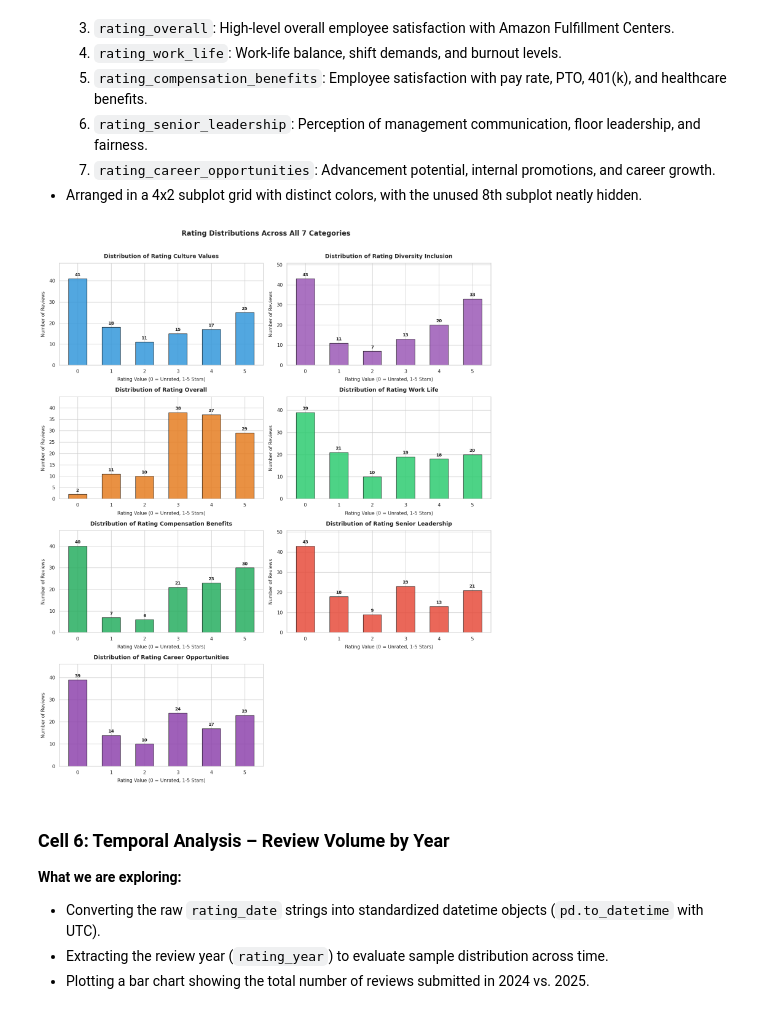
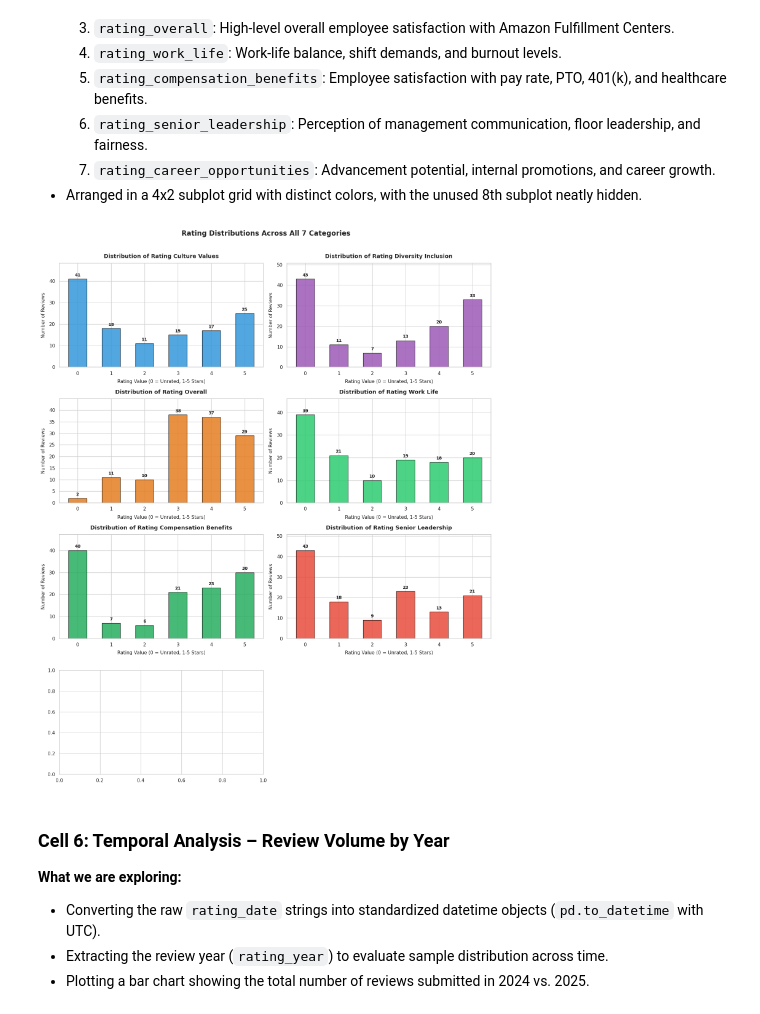
Before and after one commit to Joanachoong/Externship, a Jupyter notebook: src/notebook/glassdoor.ipynb, the cells around one changed output. Saved outputs shown, nothing was run; the diff lists cells and outputs as text; code cells hidden in the pictures.

```diff
--- a/src/notebook/glassdoor.ipynb
+++ b/src/notebook/glassdoor.ipynb
@@ -210,31 +279,30 @@ def plot_rating_bar_chart(data, column, title=None, color='#2b5c8f', exclude_zer
 # %%
 # Define all 7 rating columns
 target_rating_cols = [
     'rating_culture_values',
     'rating_diversity_inclusion',
     'rating_overall',
     'rating_work_life',
     'rating_compensation_benefits',
-    'rating_senior_leadership',
-    'rating_career_opportunities'
+    'rating_senior_leadership'
 ]
 
 # Call the reusable function to display all 7 columns side-by-side in a 4x2 grid
 fig, axes = plt.subplots(4, 2, figsize=(15, 18))
 axes = axes.flatten()
-colors = ['#3498db', '#9b59b6', '#e67e22', '#2ecc71', '#27ae60', '#e74c3c', '#8e44ad']
+colors = ['#3498db', '#9b59b6', '#e67e22', '#2ecc71', '#27ae60', '#e74c3c']
 
 for i, col in enumerate(target_rating_cols):
     plot_rating_bar_chart(df, col, color=colors[i], exclude_zero=False, ax=axes[i])
 
 # Hide the unused 8th subplot
 axes[-1].set_visible(False)
 
 plt.suptitle("Rating Distributions Across All 7 Categories", fontsize=16, fontweight='bold', y=1.01)
 plt.tight_layout()
 plt.show()
 # %% [output]
-[figure, old version]
+[figure, new version]
 # %% [markdown]
 ### Cell 6: Temporal Analysis – Review Volume by Year
 **What we are exploring:**
```
Also changed, not shown: parts of 10 cells of this notebook, 6 other files.
